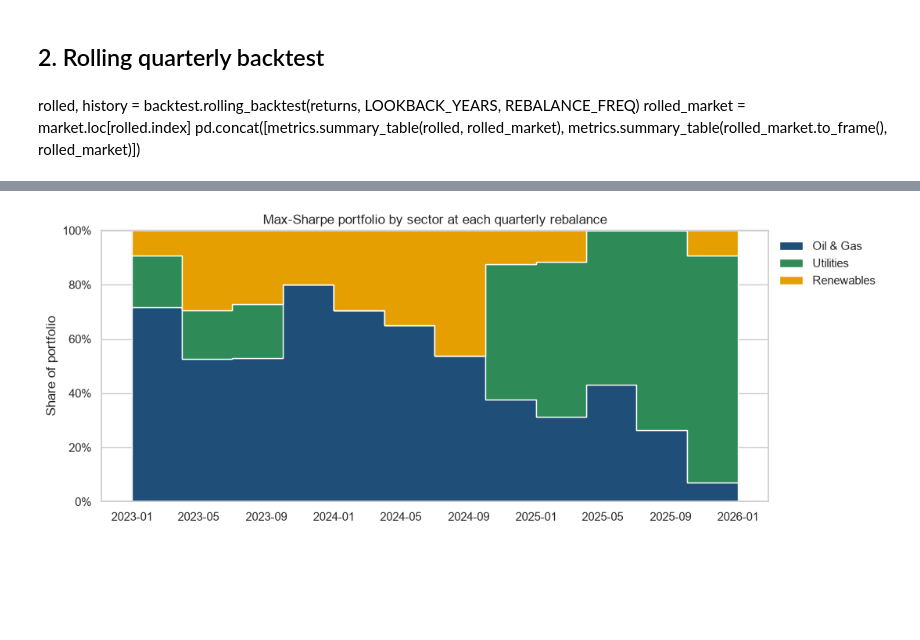
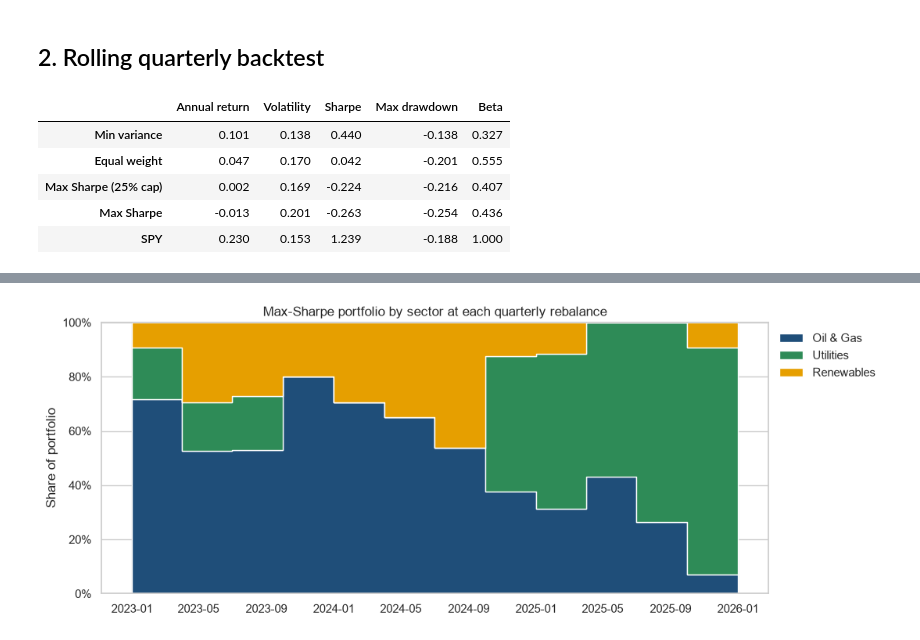
Before and after one commit to ConnorLava42/energy-portfolio-analysis, a Jupyter notebook: notebooks/02_backtest_and_commodities.ipynb, the cells around one changed output, grey strips where cells are left out. Drawn from its saved outputs; the diff is of its cells as text; code cells hidden in the pictures; blank space fills up the shorter version.

```diff
--- a/notebooks/02_backtest_and_commodities.ipynb
+++ b/notebooks/02_backtest_and_commodities.ipynb
@@ -55,11 +55,18 @@ plots.plot_strategy_growth(
 [figure]
 # %% [markdown]
 ## 2. Rolling quarterly backtest
-# %% [markdown]
-rolled, history = backtest.rolling_backtest(returns, LOOKBACK_YEARS, REBALANCE_FREQ)
-rolled_market = market.loc[rolled.index]
-pd.concat([metrics.summary_table(rolled, rolled_market),
-           metrics.summary_table(rolled_market.to_frame(), rolled_market)])
+# %%
+rolled, history = backtest.rolling_backtest(returns, LOOKBACK_YEARS, REBALANCE_FREQ)
+rolled_market = market.loc[rolled.index]
+pd.concat([metrics.summary_table(rolled, rolled_market),
+           metrics.summary_table(rolled_market.to_frame(), rolled_market)])
+# %% [output]
+|  | Annual return | Volatility | Sharpe | Max drawdown | Beta |
+| Min variance | 0.101 | 0.138 | 0.440 | -0.138 | 0.327 |
+| Equal weight | 0.047 | 0.170 | 0.042 | -0.201 | 0.555 |
+| Max Sharpe (25% cap) | 0.002 | 0.169 | -0.224 | -0.216 | 0.407 |
+| Max Sharpe | -0.013 | 0.201 | -0.263 | -0.254 | 0.436 |
+| SPY | 0.230 | 0.153 | 1.239 | -0.188 | 1.000 |
 # %%
 plots.plot_strategy_growth(
     rolled, market,
```
Also changed, not shown: parts of 2 cells of this notebook.
